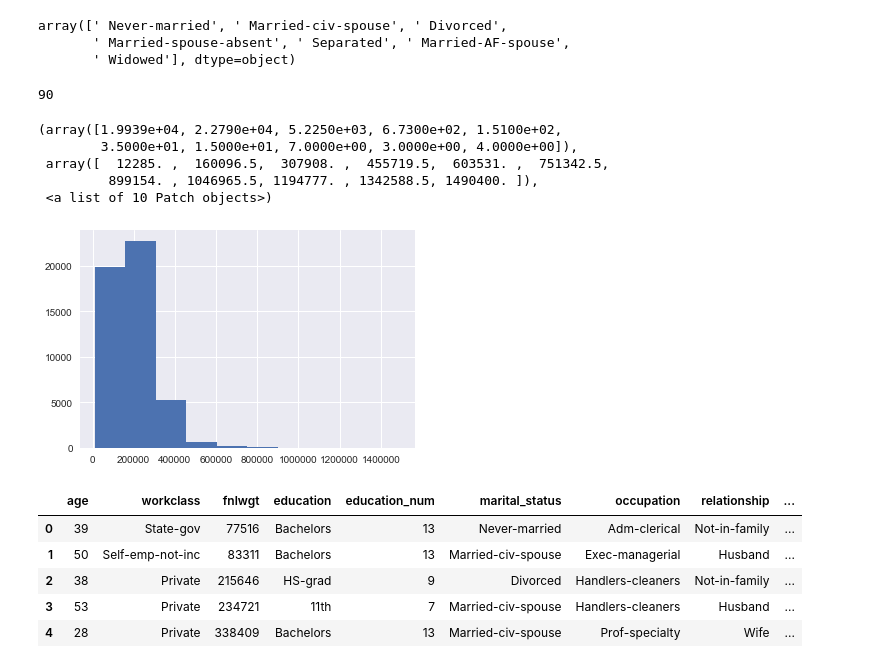
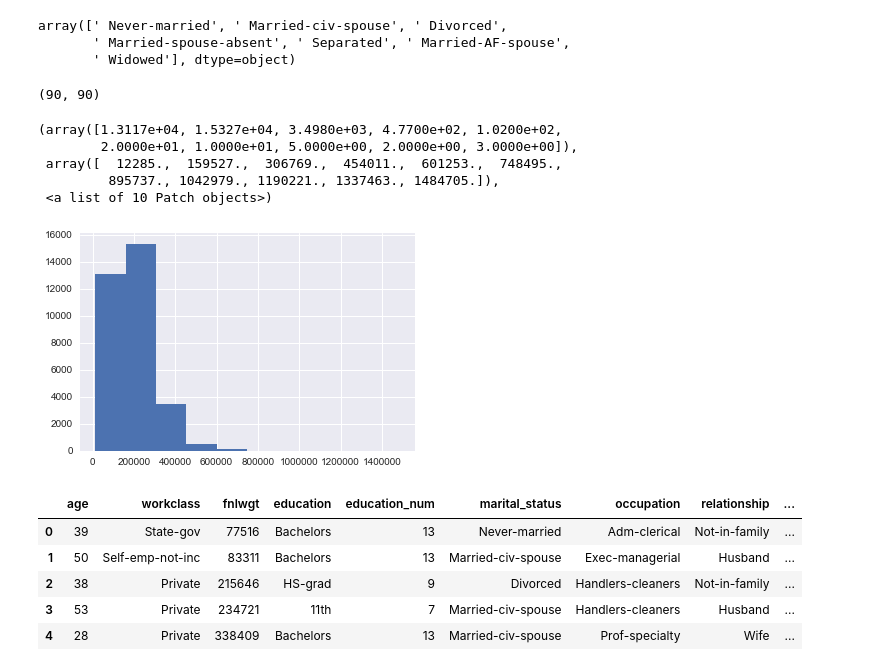
Before and after one commit to achyuth13/ml-projects, a Jupyter notebook: Census Income/Census Income.ipynb, the cells around one changed output. Cells and saved outputs as stored; diff of their text form; code cells hidden in the pictures.

```diff
--- a/Census Income/Census Income.ipynb
+++ b/Census Income/Census Income.ipynb
@@ -372,19 +383,19 @@ df_all['marital_status'].unique()
 array([' Never-married', ' Married-civ-spouse', ' Divorced',
        ' Married-spouse-absent', ' Separated', ' Married-AF-spouse',
        ' Widowed'], dtype=object)
-# %%
-df_all['age'].max()
-# %% [output]
-90
+# %%
+df['age'].max(), df_t['age'].max()
+# %% [output]
+(90, 90)
 # %%
-plt.hist(df_all['fnlwgt'])
+plt.hist(df['fnlwgt']) # Visualize train data not test
 # %% [output]
-(array([1.9939e+04, 2.2790e+04, 5.2250e+03, 6.7300e+02, 1.5100e+02,
-        3.5000e+01, 1.5000e+01, 7.0000e+00, 3.0000e+00, 4.0000e+00]),
- array([  12285. ,  160096.5,  307908. ,  455719.5,  603531. ,  751342.5,
-         899154. , 1046965.5, 1194777. , 1342588.5, 1490400. ]),
+(array([1.3117e+04, 1.5327e+04, 3.4980e+03, 4.7700e+02, 1.0200e+02,
+        2.0000e+01, 1.0000e+01, 5.0000e+00, 2.0000e+00, 3.0000e+00]),
+ array([  12285.,  159527.,  306769.,  454011.,  601253.,  748495.,
+         895737., 1042979., 1190221., 1337463., 1484705.]),
  <a list of 10 Patch objects>)
-[figure, old version]
+[figure, new version]
 # %%
 df_all.head()
 # %% [output]
```
Also changed, not shown: parts of 39 cells of this notebook.
